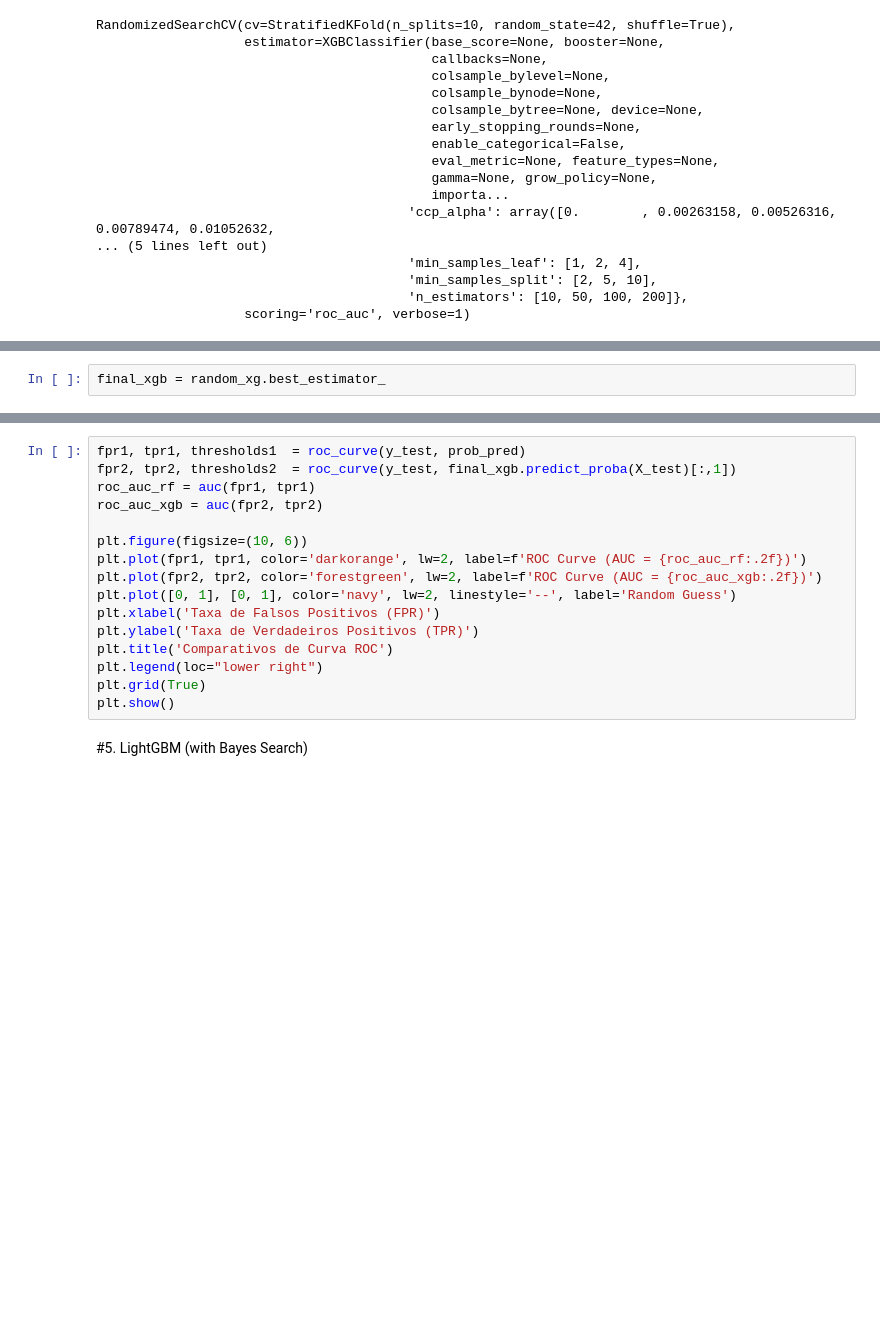
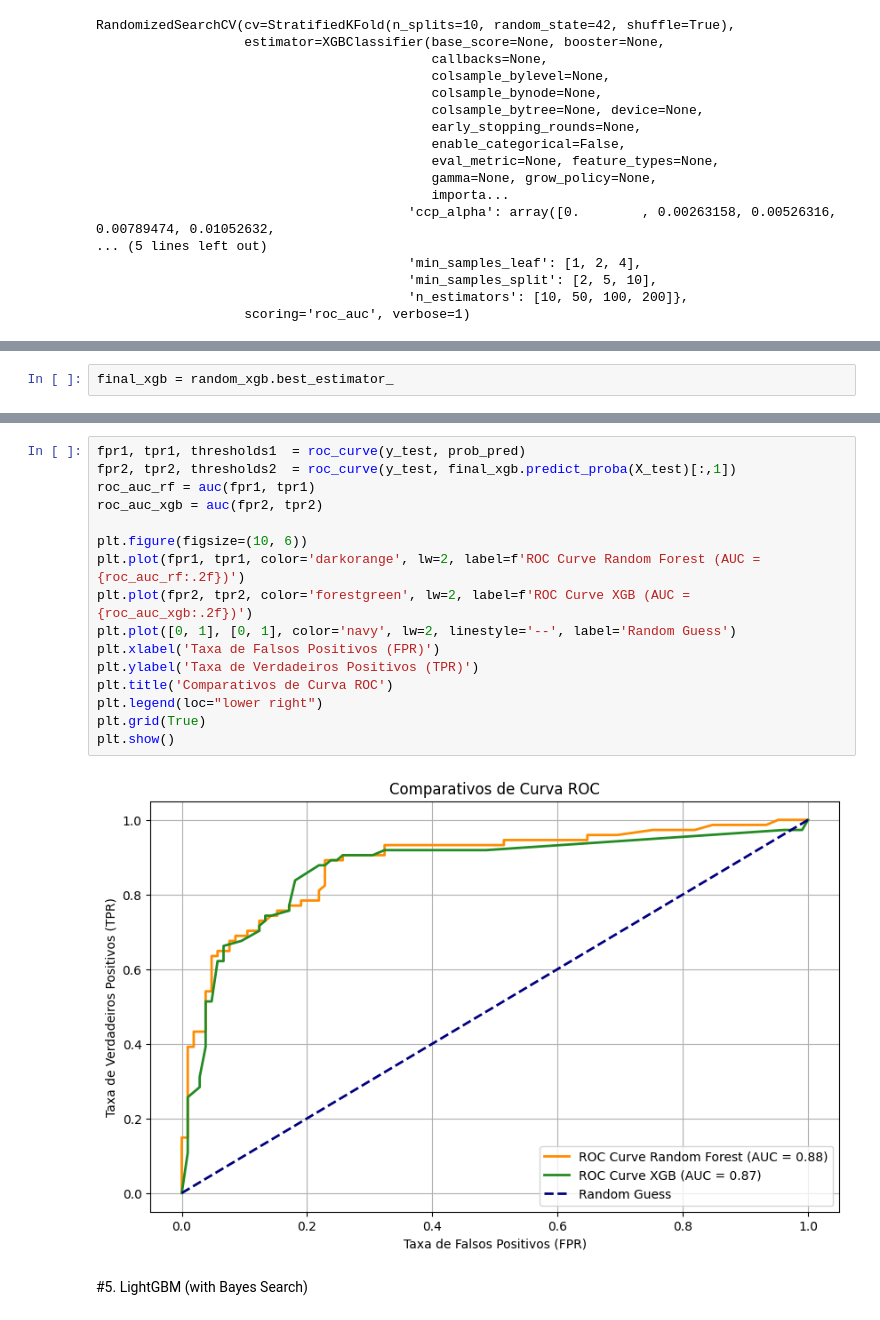
Before and after one commit to mmercini/Decison_Tree_Classifier, a Jupyter notebook: Decision_Tree.ipynb, the cells around one changed output, grey strips where cells are left out. Cells and saved outputs as stored; diff of their text form; blank space fills up the shorter version.

```diff
--- a/Decision_Tree.ipynb
+++ b/Decision_Tree.ipynb
@@ -412,3 +412,3 @@ random_xgb.best_params_
  'bootstrap': False}
 # %%
-final_xgb = random_xg.best_estimator_
+final_xgb = random_xgb.best_estimator_
@@ -439,19 +452,21 @@ plt.show()
 # %%
 fpr1, tpr1, thresholds1  = roc_curve(y_test, prob_pred)
 fpr2, tpr2, thresholds2  = roc_curve(y_test, final_xgb.predict_proba(X_test)[:,1])
 roc_auc_rf = auc(fpr1, tpr1)
 roc_auc_xgb = auc(fpr2, tpr2)
 
 plt.figure(figsize=(10, 6))
-plt.plot(fpr1, tpr1, color='darkorange', lw=2, label=f'ROC Curve (AUC = {roc_auc_rf:.2f})')
-plt.plot(fpr2, tpr2, color='forestgreen', lw=2, label=f'ROC Curve (AUC = {roc_auc_xgb:.2f})')
+plt.plot(fpr1, tpr1, color='darkorange', lw=2, label=f'ROC Curve Random Forest (AUC = {roc_auc_rf:.2f})')
+plt.plot(fpr2, tpr2, color='forestgreen', lw=2, label=f'ROC Curve XGB (AUC = {roc_auc_xgb:.2f})')
 plt.plot([0, 1], [0, 1], color='navy', lw=2, linestyle='--', label='Random Guess')
 plt.xlabel('Taxa de Falsos Positivos (FPR)')
 plt.ylabel('Taxa de Verdadeiros Positivos (TPR)')
 plt.title('Comparativos de Curva ROC')
 plt.legend(loc="lower right")
 plt.grid(True)
 plt.show()
+# %% [output]
+[figure, added]
 # %% [markdown]
 #5. LightGBM (with Bayes Search)
 # %%
```
Also changed, not shown: parts of 16 cells of this notebook.
